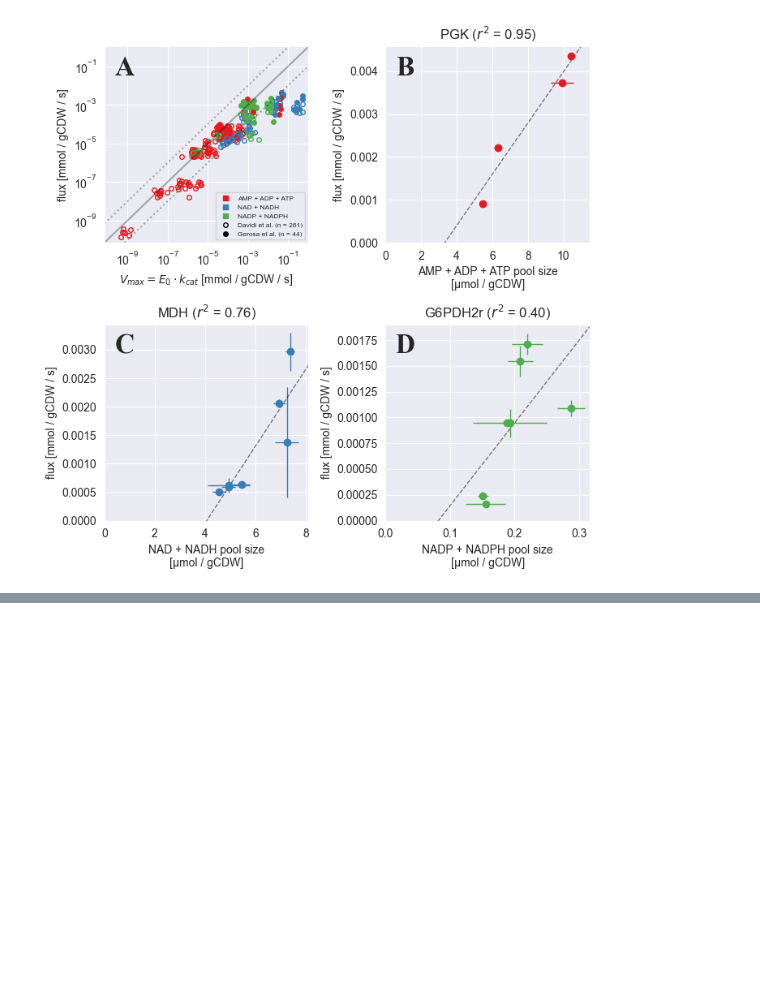
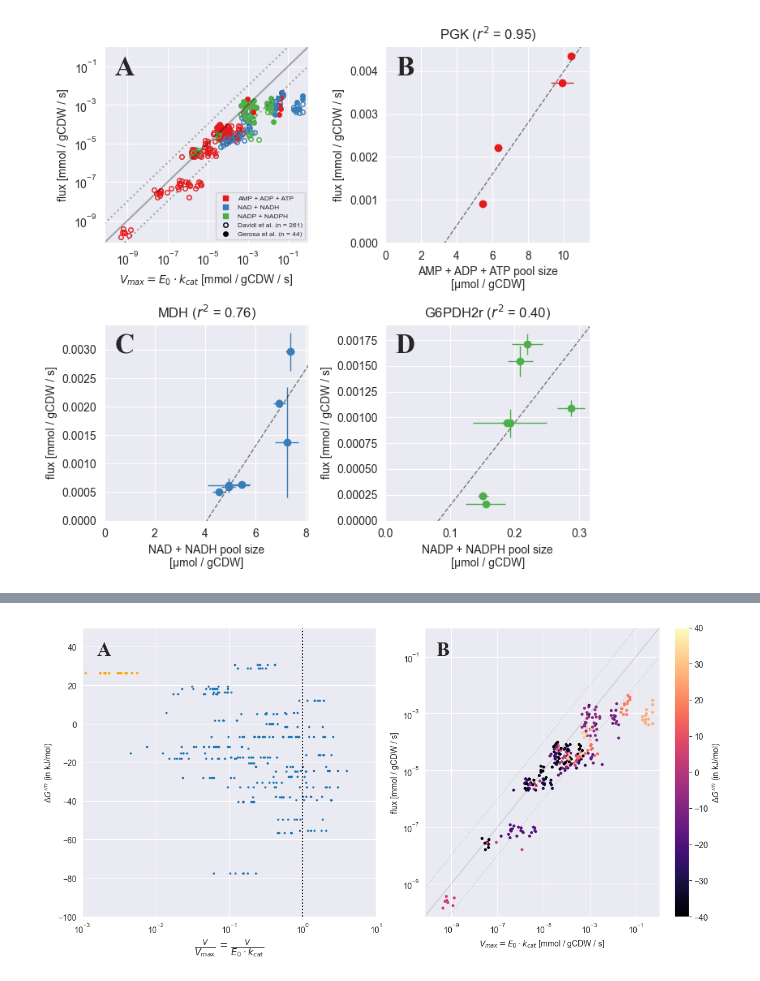
Before and after one commit to OSS-Lab/CoSubstrateDynamics, a Jupyter notebook: ecoli_validation/plot_figures.ipynb, the cells around one changed output, grey strips where cells are left out. Cells and saved outputs as stored; diff of their text form; code cells hidden in the pictures; blank space fills up the shorter version.

Commit message:
updating SI figures regarding thermodynamics

```diff
--- a/ecoli_validation/plot_figures.ipynb
+++ b/ecoli_validation/plot_figures.ipynb
@@ -198,7 +198,7 @@ figS1.savefig("res/figS6.pdf")
 # %%
 correlation_data = []
 
-figS8, axs = plt.subplots(7, 7, figsize=(30, 30), dpi=120)
+figS9, axs = plt.subplots(7, 7, figsize=(30, 30), dpi=120)
 
 for ax, ((reaction, source), group_df) in zip(axs.flat, joined_df[joined_df.flux_mmol_per_gCDW_sec > 0].groupby(["reaction_BiGG_ID", "flux_source"])):
 
@@ -228,8 +228,8 @@ for ax, ((reaction, source), group_df) in zip(axs.flat, joined_df[joined_df.flux
     ax.set_xlim([0, None])
     ax.set_ylabel("v [mmol / gCDW / s]")
     ax.set_ylim([0, None])
-figS8.tight_layout()
-figS8.savefig("res/figS8.pdf")
+figS9.tight_layout()
+figS9.savefig("res/figS9.pdf")
 # %% [output]
 [figure]
 # %%
@@ -507,0 +395,53 @@ figS10.savefig("res/figS10.pdf")
+# %%
+figS8, axs = plt.subplots(1, 2, figsize=(12, 6), dpi=100)
+
+ax = axs[1]
+
+v_over_vmax = joined_df.flux_mmol_per_gCDW_sec.abs()/joined_df.kcat_x_adunbance_mmol_per_gCDW_sec
+_df = joined_df.copy()
+_df = _df[(_df.flux_mmol_per_gCDW_sec > 0) & (~pd.isnull(_df.kcat_x_adunbance_mmol_per_gCDW_sec))]
+_df.insert(0, "v_over_vmax", v_over_vmax.apply(nominal_value))
+_df.insert(1, "x", _df.kcat_x_adunbance_mmol_per_gCDW_sec)
+_df.insert(2, "y", _df.flux_mmol_per_gCDW_sec.apply(nominal_value).abs())
+_df.insert(3, "yerr", _df.flux_mmol_per_gCDW_sec.apply(std_dev))
+vmin = min(_df.x.min(), _df.y.min()) / 2
+vmax = max(_df.x.max(), _df.y.max()) * 2
+
+sc = ax.scatter(_df.x, _df.y, c=_df.dGm, s=7, cmap="magma", vmin=-40, vmax=40, zorder=2)
+plt.colorbar(sc, label=r"$\Delta G'^m$ (in kJ/mol)")
+#ax.set_facecolor("#F3F3F3")
+ax.set_xlabel(r"$V_{max} = E_0 \cdot k_{cat}$ [mmol / gCDW / s]")
+ax.set_ylabel("flux [mmol / gCDW / s]")
+ax.plot([vmin, vmax], [vmin, vmax], "k-", alpha=0.1, label="upper bound", zorder=1)
+ax.plot([vmin, vmax/10], [vmin*10, vmax], "k:", alpha=0.1, label="x10 upper bound", zorder=1)
+ax.plot([vmin*10, vmax], [vmin, vmax/10], "k:", alpha=0.1, label="x0.1 upper bound", zorder=1)
+ax.set_xlim(vmin, vmax)
+ax.set_ylim(vmin, vmax)
+ax.set_xscale("log")
+ax.set_yscale("log")
+
+ax = axs[0]
+_df_mdh = _df[_df.reaction_BiGG_ID == "MDH"]
+ax.scatter(x=_df_mdh.v_over_vmax, y=_df_mdh.dGm, s=4, color="orange", label=f"MDH (n = {_df_mdh.shape[0]})")
+_df_nonmdh = _df[_df.reaction_BiGG_ID != "MDH"]
+ax.scatter(x=_df_nonmdh.v_over_vmax, y=_df_nonmdh.dGm, s=3, label=f"all others (n = {_df_nonmdh.shape[0]})")
+ax.set_xlabel(r"$\frac{v}{V_{max}}$ = $\frac{v}{E_0 \cdot k_{cat}}$", fontsize=16)
+ax.set_ylabel(r"$\Delta G'^m$ (in kJ/mol)")
+ax.set_xscale("log")
+ax.set_xlim(1e-3, 10)
+ax.set_ylim(-100, 50)
+ax.plot([1, 1], [-100, 50], "k:")
+
+font = FontProperties()
+font.set_family('serif')
+font.set_name('Times New Roman')
+font.set_size(24)
+font.set_weight("bold")
+for i, ax in enumerate(axs.flat):
+    label = chr(ord("A")+i)
+    ax.text(0.05, 0.95, label, transform=ax.transAxes, fontproperties=font, va='top')
+
+figS8.tight_layout()
+figS8.savefig("res/figS8.pdf")
+# %% [output]
+[figure, added]
```
Also changed, not shown: parts of 6 cells of this notebook, 5 other files.
